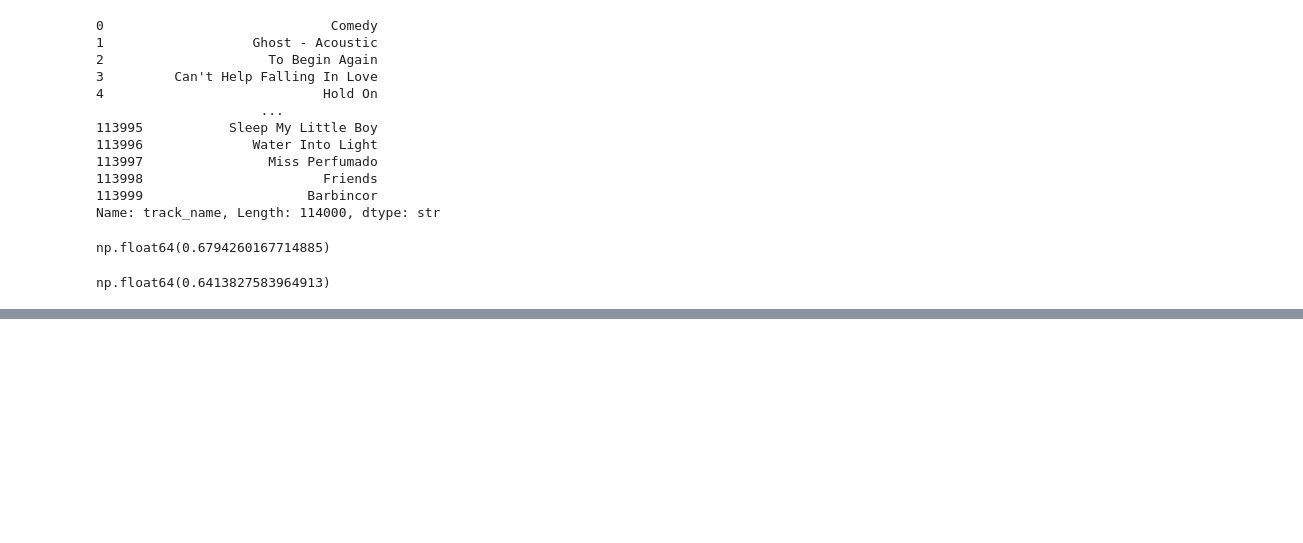
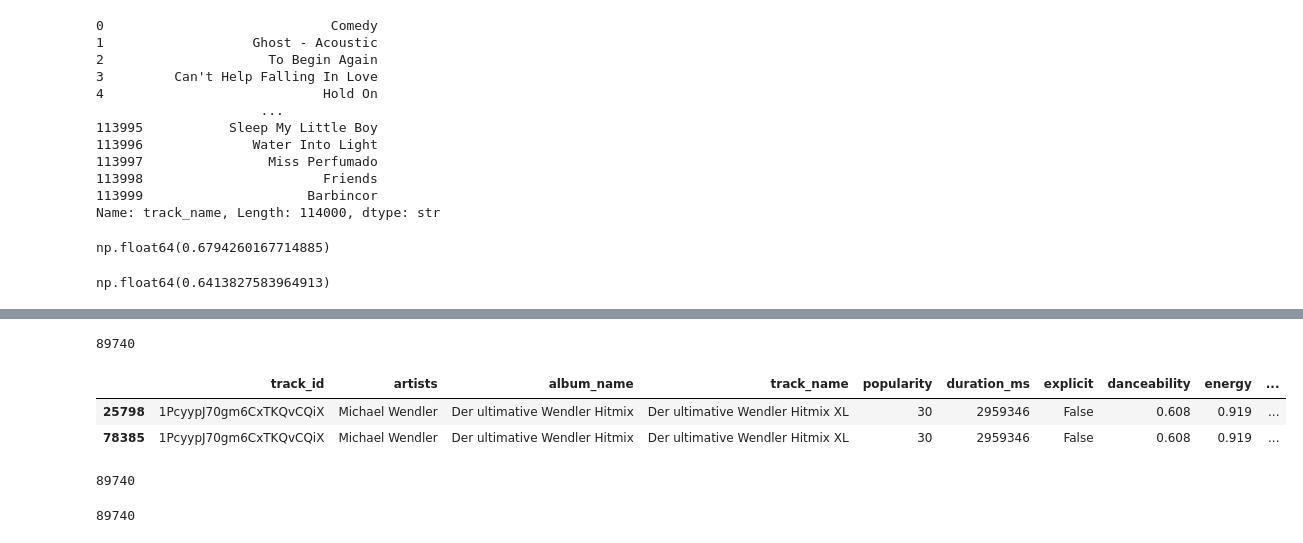
Before and after one commit to KateTsentilo/spotify-analysis, a Jupyter notebook: notebooks/analysis.ipynb, the cells around one changed output, grey strips where cells are left out. Cells and saved outputs as stored; diff of their text form; code cells hidden in the pictures; blank space fills up the shorter version.

```diff
--- a/notebooks/analysis.ipynb
+++ b/notebooks/analysis.ipynb
@@ -100,0 +153,2 @@ np.float64(0.6413827583964913)
+# %%
+df = df.dropna()
@@ -100,0 +159,2 @@ np.float64(0.6413827583964913)
+# %%
+df = df.drop(columns=["Unnamed: 0"])
@@ -100,0 +193,11 @@ np.float64(0.6413827583964913)
+# %%
+len(df)
+df["track_id"].nunique()
+# %% [output]
+89740
+# %%
+df[df["track_id"] == "1PcyypJ70gm6CxTKQvCQiX"]
+# %% [output]
+|  | track_id | artists | album_name | track_name | popularity | duration_ms | explicit | danceability | energy | ... |
+| 25798 | 1PcyypJ70gm6CxTKQvCQiX | Michael Wendler | Der ultimative Wendler Hitmix | Der ultimative Wendler Hitmix XL | 30 | 2959346 | False | 0.608 | 0.919 | ... |
+| 78385 | 1PcyypJ70gm6CxTKQvCQiX | Michael Wendler | Der ultimative Wendler Hitmix | Der ultimative Wendler Hitmix XL | 30 | 2959346 | False | 0.608 | 0.919 | ... |
@@ -100,0 +206,4 @@ np.float64(0.6413827583964913)
+# %%
+len(unique_tracks)
+# %% [output]
+89740
@@ -100,0 +214,4 @@ np.float64(0.6413827583964913)
+# %%
+len(popular_u) + len(rest_u)
+# %% [output]
+89740
```
Also changed, not shown: parts of 21 cells of this notebook.
